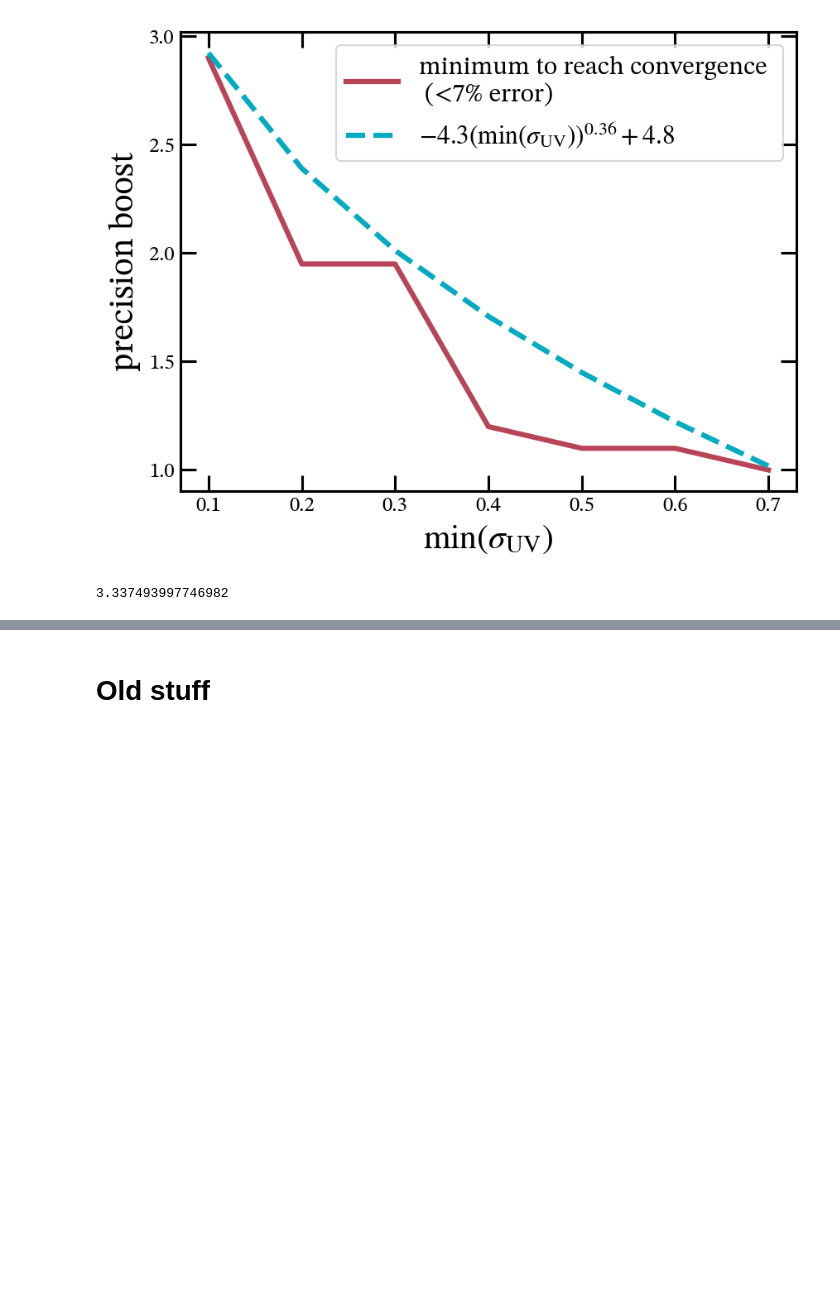
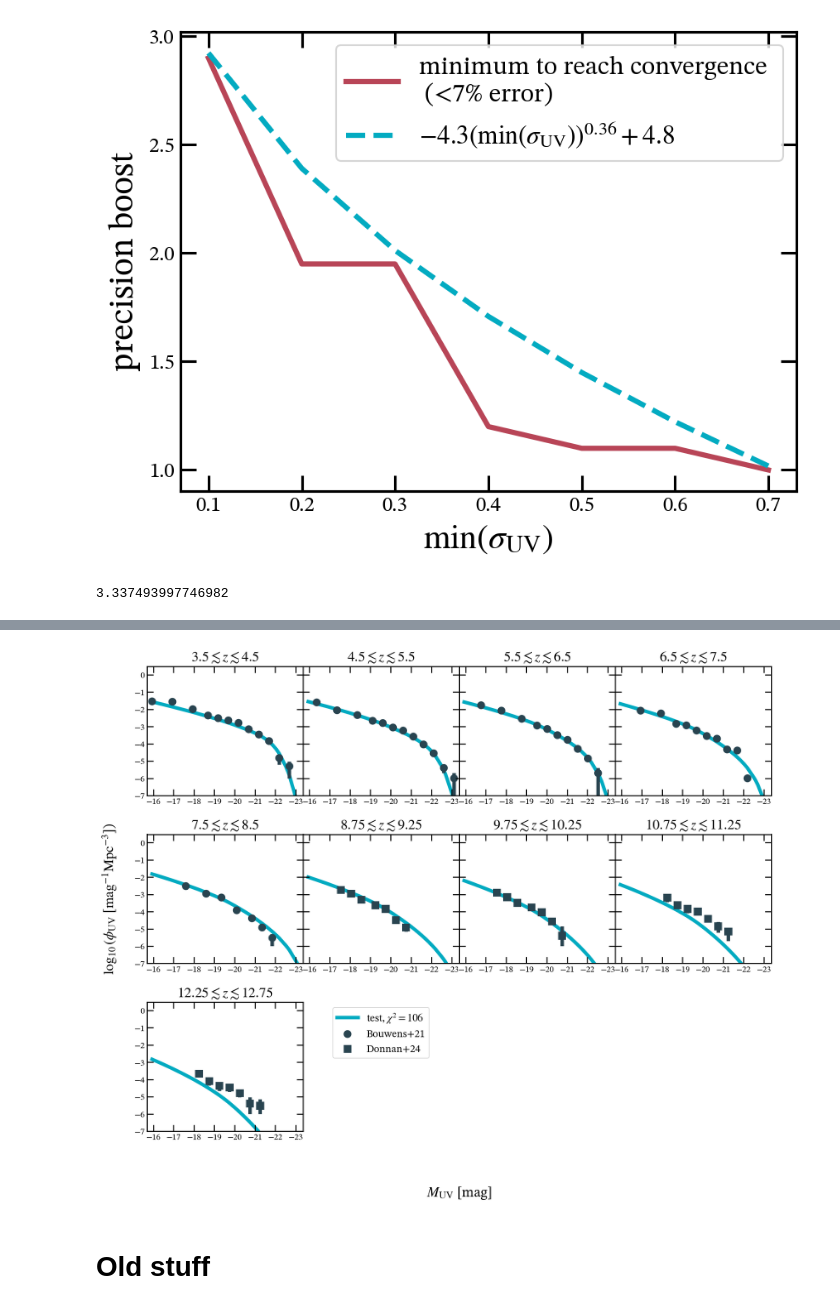
Before and after one commit to ebregou/modeling_stochasticity, a Jupyter notebook: notebooks/test_Mhtab.ipynb, the cells around one changed output, grey strips where cells are left out. Saved outputs shown, nothing was run; the diff lists cells and outputs as text; code cells hidden in the pictures; blank space fills up the shorter version.

```diff
--- a/notebooks/test_Mhtab.ipynb
+++ b/notebooks/test_Mhtab.ipynb
@@ -85,3 +123,13 @@ your_model_func(0.05, *[-4.3, 0.36, 4.8])
+# %%
+param_dict = eMCMC.build_param_data({'min_sig':{'value':0.1}})
+# %%
+my_UVLF = eMCMC.UVLF(sorted_data, param_dict, precisionboost = 2.9)
+# %%
+params = [0.572, -0.815, 12.01, -0.713, 0.25]
+# %%
+test = eplots.evolving_UVLF_fit(my_UVLF, plot_from_chain = False, comparison_fits = [params], comparison_labels = ['test'])
+# %% [output]
+[figure, added]
 # %% [markdown]
 # Old stuff
 # %%
```
Also changed, not shown: parts of 11 cells of this notebook, 8 other files.
